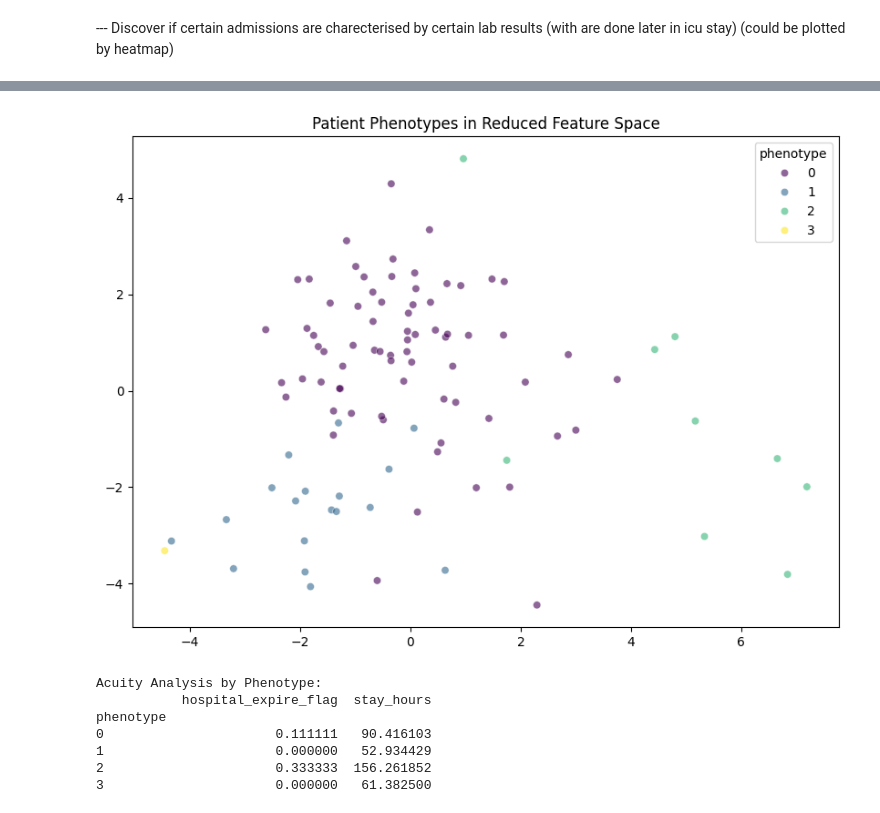
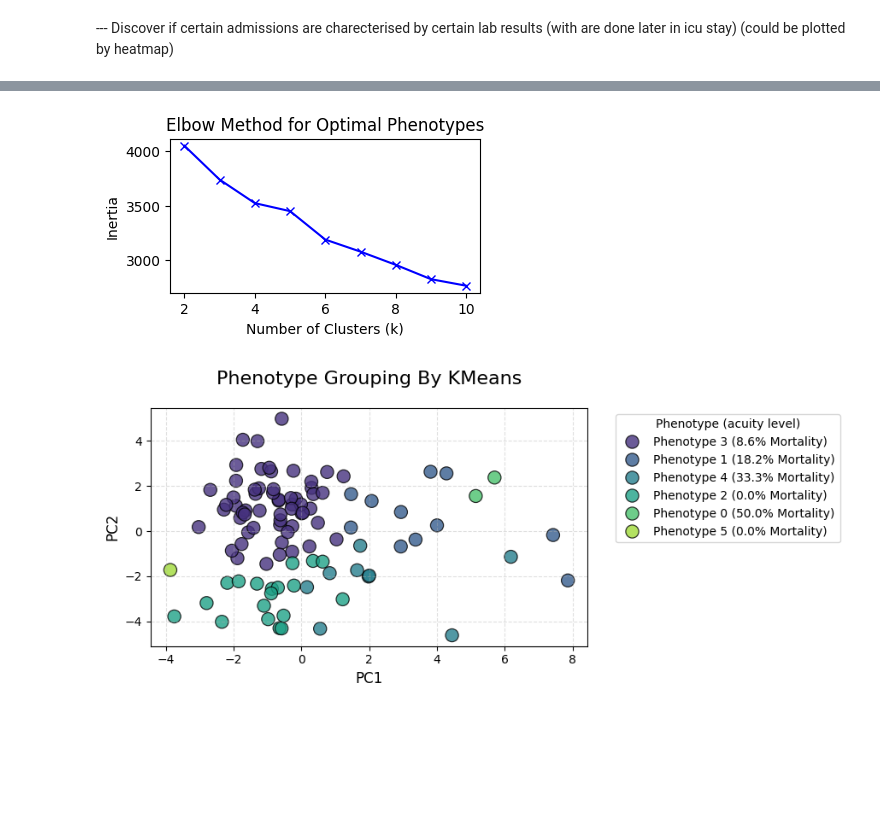
Before and after one commit to OnsHanafi/icu-acquity-phenotyping, a Jupyter notebook: ICUproject.ipynb, the cells around one changed output, grey strips where cells are left out. Cells and saved outputs as stored; diff of their text form; code cells hidden in the pictures; blank space fills up the shorter version.

```diff
--- a/ICUproject.ipynb
+++ b/ICUproject.ipynb
@@ -1131,27 +1116,54 @@ df['phenotype'] = clusters
-# %%
-# --- 5. Visualizing the Clusters (PCA) ---
-pca = PCA(n_components=2)
-X_pca = pca.fit_transform(X_processed)
-
-plt.figure(figsize=(10, 7))
-sns.scatterplot(x=X_pca[:, 0], y=X_pca[:, 1], hue=df['phenotype'], palette='viridis', alpha=0.6)
-plt.title('Patient Phenotypes in Reduced Feature Space')
-plt.show()
-# %% [output]
-[figure, removed]
-# %%
-# --- 6. RESULT of the the "Acuity-Level" Problem ---
-# **** Compare mortality and length of stay across phenotypes ****
-acuity_profile = df.groupby('phenotype')[acuity_indicators].mean()
-
-print("Acuity Analysis by Phenotype:")
-print(acuity_profile)
-# %% [output]
-Acuity Analysis by Phenotype:
-           hospital_expire_flag  stay_hours
-phenotype
-0                      0.111111   90.416103
-1                      0.000000   52.934429
-2                      0.333333  156.261852
-3                      0.000000   61.382500
+# %%
+# --- 1. Finding Optimal K (The Elbow Method) ---
+inertia = []
+K_range = range(2, 11)
+for k in K_range:
+    km = KMeans(n_clusters=k, random_state=42, n_init=10)
+    km.fit(X_processed)
+    inertia.append(km.inertia_)
+
+plt.figure(figsize=(4, 2))
+plt.plot(K_range, inertia, 'bx-')
+plt.xlabel('Number of Clusters (k)')
+plt.ylabel('Inertia')
+plt.title('Elbow Method for Optimal Phenotypes')
+plt.show()
+# --- 1. K-Means Clustering Execution ---
+# We use k=4 based on your elbow method analysis
+Cluster_kmeans = KMeans(n_clusters=6, random_state=42, n_init=30)
+df['phenotype_kmm'] = Cluster_kmeans.fit_predict(X_processed)
+
+# --- 2. Calculate Mortality Rates for Labeling ---
+kmeans_rates = df.groupby('phenotype_kmm')['hospital_expire_flag'].mean() * 100
+kmeans_labels = {i: f"Phenotype {i} ({kmeans_rates[i]:.1f}% Mortality)" for i in range(6)}
+df['kmeans_label'] = df['phenotype_kmm'].map(kmeans_labels)
+
+
+# --- 5. Clusters Visualization ---
+fig, ax = plt.subplots(figsize=(9, 4))
+
+# Plot the clusters
+scatter = sns.scatterplot(
+    x=pca_1,
+    y=pca_2,
+    hue=df['kmeans_label'],
+    palette='viridis',
+    s=120,
+    alpha=0.8,
+    edgecolor='black',
+    ax=ax
+)
+
+plt.title('Phenotype Grouping By KMeans', fontsize=16, pad=20)
+plt.xlabel('PC1', fontsize=12)
+plt.ylabel('PC2', fontsize=12)
+
+plt.legend(title='Phenotype (acuity level)', bbox_to_anchor=(1.05, 1), loc='upper left')
+plt.grid(True, linestyle='--', alpha=0.4)
+plt.tight_layout()
+
+plt.show()
+# %% [output]
+[figure, added]
+[figure, added]
 # %% [markdown]
```
Also changed, not shown: parts of 13 cells of this notebook.
